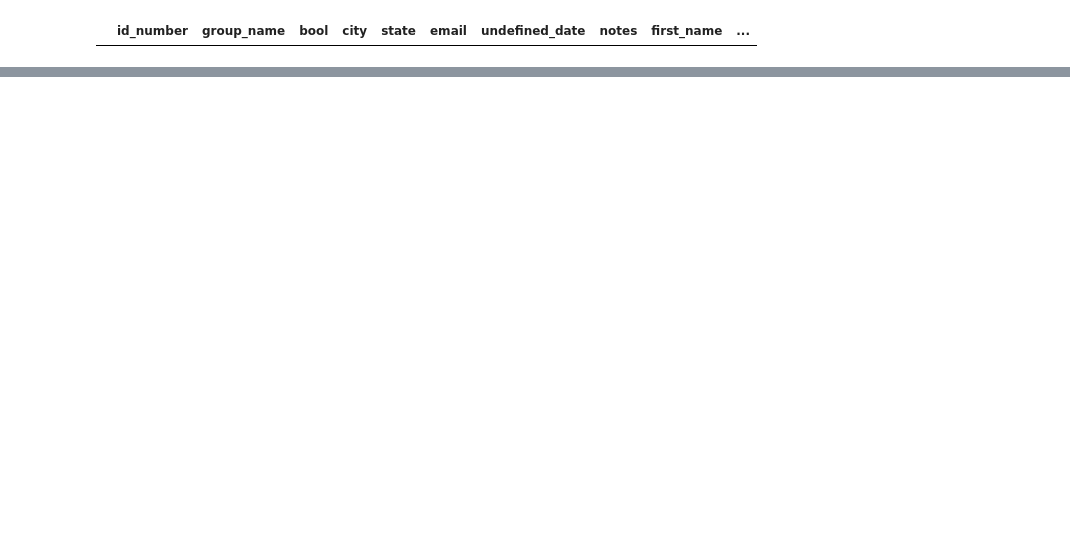
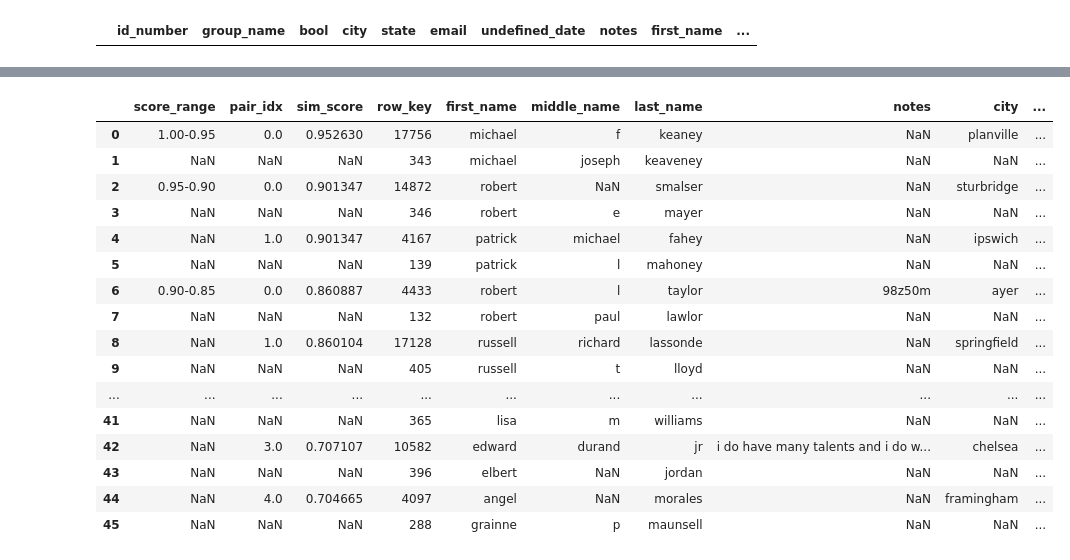
Before and after one commit to ayyubibrahimi/ok, a Jupyter notebook: notebooks/MA.ipynb, the cells around one changed output, grey strips where cells are left out. Saved outputs shown, nothing was run; the diff lists cells and outputs as text; code cells hidden in the pictures; blank space fills up the shorter version.

```diff
--- a/notebooks/MA.ipynb
+++ b/notebooks/MA.ipynb
@@ -223,4 +164,4 @@ See the caveats in the documentation: https://pandas.pydata.org/pandas-docs/stab
 # %%
-# def read_matches():
-#     df = pd.read_excel("../data/")
-#     return df
+def read_matches():
+    df = pd.read_excel("../data/MA/oathkeeper_names_v_ma.xlsx")
+    return df
@@ -230,0 +168,22 @@ See the caveats in the documentation: https://pandas.pydata.org/pandas-docs/stab
+# %%
+matches = read_matches()
+# %%
+matches
+# %% [output]
+|  | score_range | pair_idx | sim_score | row_key | first_name | middle_name | last_name | notes | city | ... |
+| 0 | 1.00-0.95 | 0.0 | 0.952630 | 17756 | michael | f | keaney | NaN | planville | ... |
+| 1 | NaN | NaN | NaN | 343 | michael | joseph | keaveney | NaN | NaN | ... |
+| 2 | 0.95-0.90 | 0.0 | 0.901347 | 14872 | robert | NaN | smalser | NaN | sturbridge | ... |
+| 3 | NaN | NaN | NaN | 346 | robert | e | mayer | NaN | NaN | ... |
+| 4 | NaN | 1.0 | 0.901347 | 4167 | patrick | michael | fahey | NaN | ipswich | ... |
+| 5 | NaN | NaN | NaN | 139 | patrick | l | mahoney | NaN | NaN | ... |
+| 6 | 0.90-0.85 | 0.0 | 0.860887 | 4433 | robert | l | taylor | 98z50m | ayer | ... |
+| 7 | NaN | NaN | NaN | 132 | robert | paul | lawlor | NaN | NaN | ... |
+| 8 | NaN | 1.0 | 0.860104 | 17128 | russell | richard | lassonde | NaN | springfield | ... |
+| 9 | NaN | NaN | NaN | 405 | russell | t | lloyd | NaN | NaN | ... |
+| ... | ... | ... | ... | ... | ... | ... | ... | ... | ... | ... |
+| 41 | NaN | NaN | NaN | 365 | lisa | m | williams | NaN | NaN | ... |
+| 42 | NaN | 3.0 | 0.707107 | 10582 | edward | durand | jr | i do have many talents and i do w... | chelsea | ... |
+| 43 | NaN | NaN | NaN | 396 | elbert | NaN | jordan | NaN | NaN | ... |
+| 44 | NaN | 4.0 | 0.704665 | 4097 | angel | NaN | morales | NaN | framingham | ... |
+| 45 | NaN | NaN | NaN | 288 | grainne | p | maunsell | NaN | NaN | ... |
```
Also changed, not shown: parts of 23 cells of this notebook, 2 other files.
